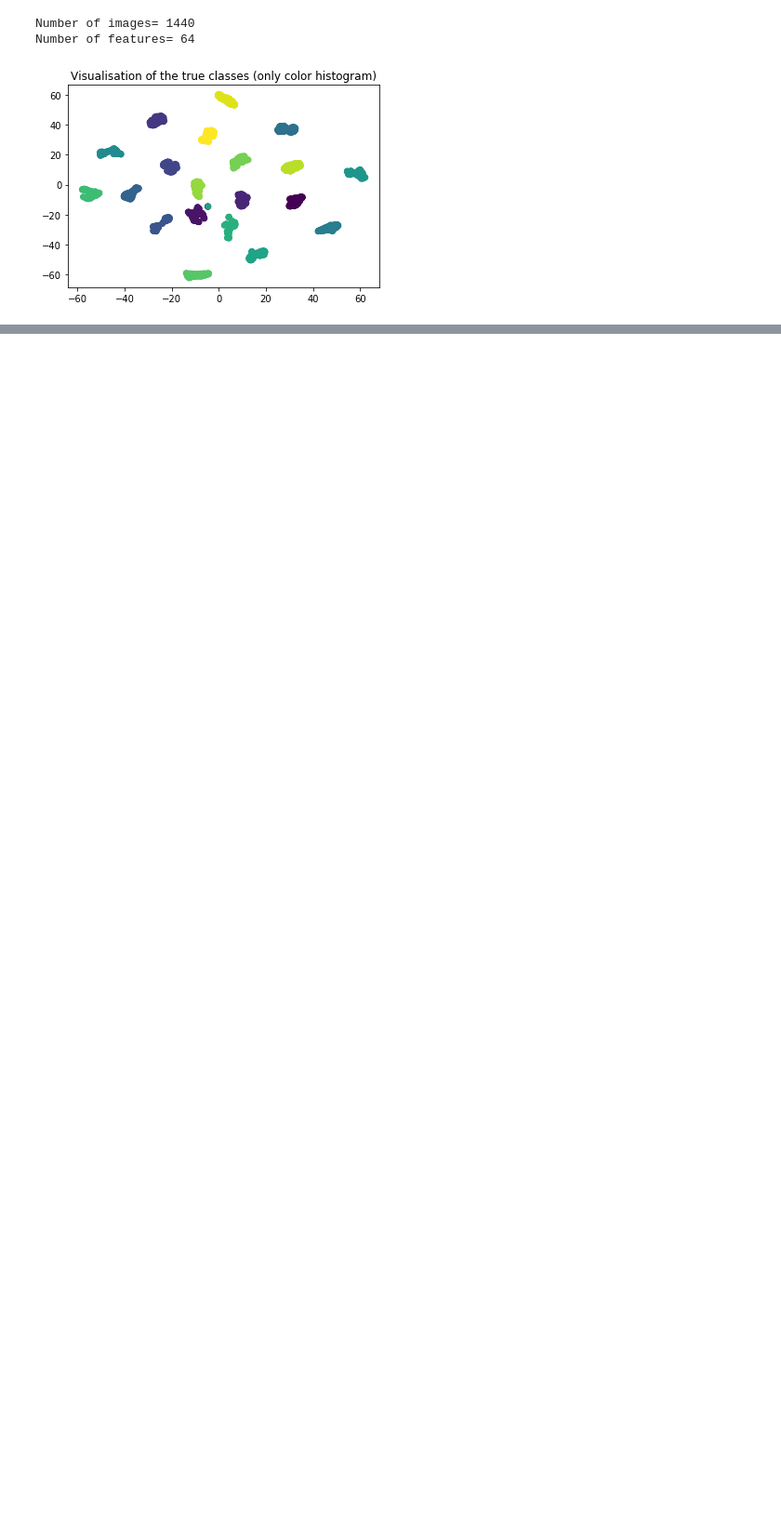
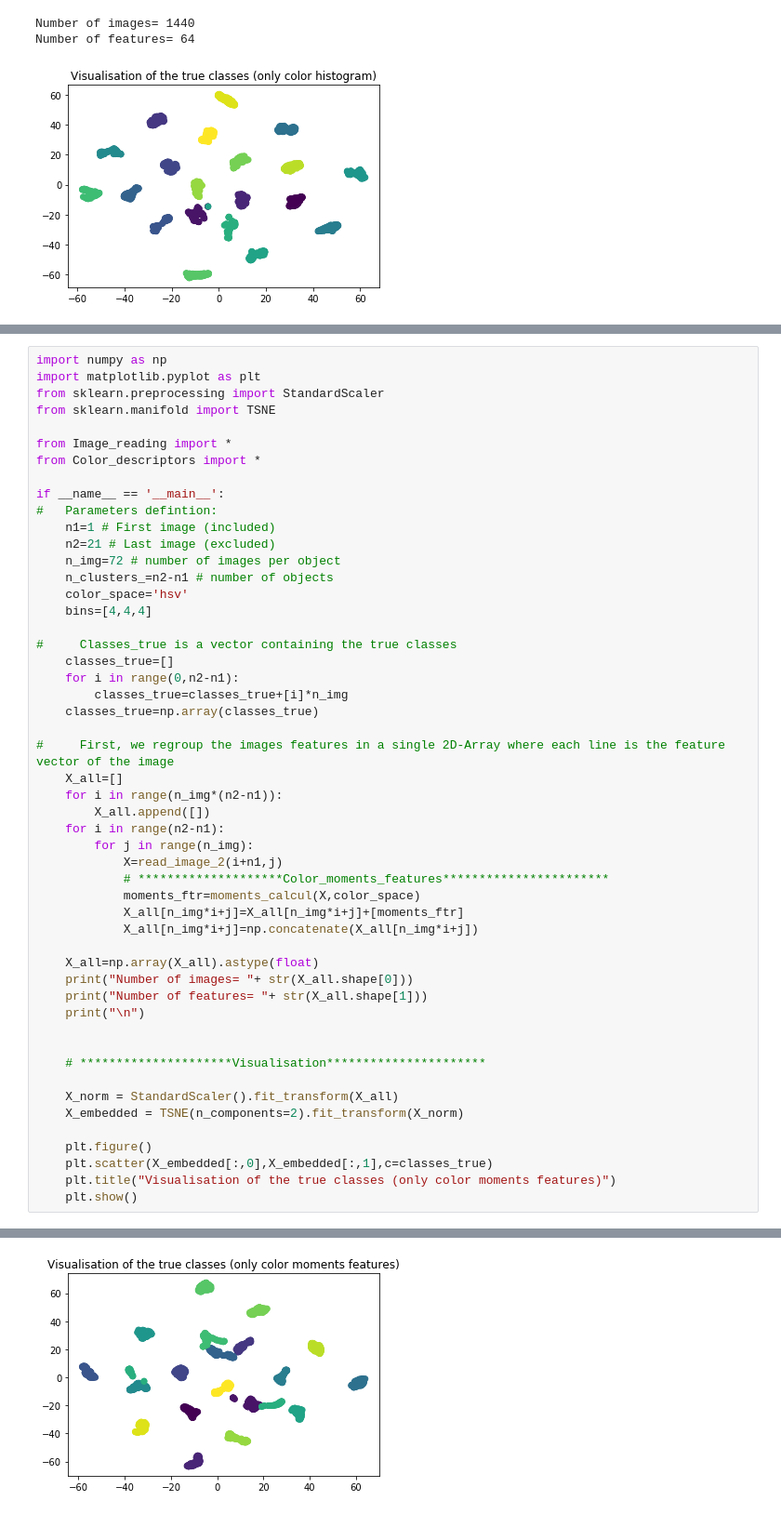
Before and after one commit to FirasAzzouz/Projet-S8, a Jupyter notebook: Descripteurs_de_couleurs.ipynb, the cells around one changed output, grey strips where cells are left out. Shown: that part at 93% size. Saved outputs shown, nothing was run; the diff lists cells and outputs as text; blank space fills up the shorter version.

```diff
--- a/Descripteurs_de_couleurs.ipynb
+++ b/Descripteurs_de_couleurs.ipynb
@@ -132,0 +137,52 @@ Number of features= 64
+# %%
+import numpy as np
+import matplotlib.pyplot as plt
+from sklearn.preprocessing import StandardScaler
+from sklearn.manifold import TSNE
+
+from Image_reading import *
+from Color_descriptors import *
+
+if __name__ == '__main__':
+#   Parameters defintion:
+    n1=1 # First image (included)
+    n2=21 # Last image (excluded)
+    n_img=72 # number of images per object
+    n_clusters_=n2-n1 # number of objects
+    color_space='hsv'
+    bins=[4,4,4]
+
+#     Classes_true is a vector containing the true classes
+    classes_true=[]
+    for i in range(0,n2-n1):
+        classes_true=classes_true+[i]*n_img
+    classes_true=np.array(classes_true)
+
+#     First, we regroup the images features in a single 2D-Array where each line is the feature vector of the image
+    X_all=[]
+    for i in range(n_img*(n2-n1)):
+        X_all.append([])
+    for i in range(n2-n1):
+        for j in range(n_img):
+            X=read_image_2(i+n1,j)
+            # ********************Color_moments_features***********************
+            moments_ftr=moments_calcul(X,color_space)
+            X_all[n_img*i+j]=X_all[n_img*i+j]+[moments_ftr]
+            X_all[n_img*i+j]=np.concatenate(X_all[n_img*i+j])
+
+    X_all=np.array(X_all).astype(float)
+    print("Number of images= "+ str(X_all.shape[0]))
+    print("Number of features= "+ str(X_all.shape[1]))
+    print("\n")
+
+
+    # *********************Visualisation**********************
+
+    X_norm = StandardScaler().fit_transform(X_all)
+    X_embedded = TSNE(n_components=2).fit_transform(X_norm)
+
+    plt.figure()
+    plt.scatter(X_embedded[:,0],X_embedded[:,1],c=classes_true)
+    plt.title("Visualisation of the true classes (only color moments features)")
+    plt.show()
+# %% [output]
@@ -132,0 +191 @@ Number of features= 64
+[figure, added]
```
Also changed, not shown: parts of 5 cells of this notebook, 2 other files.
